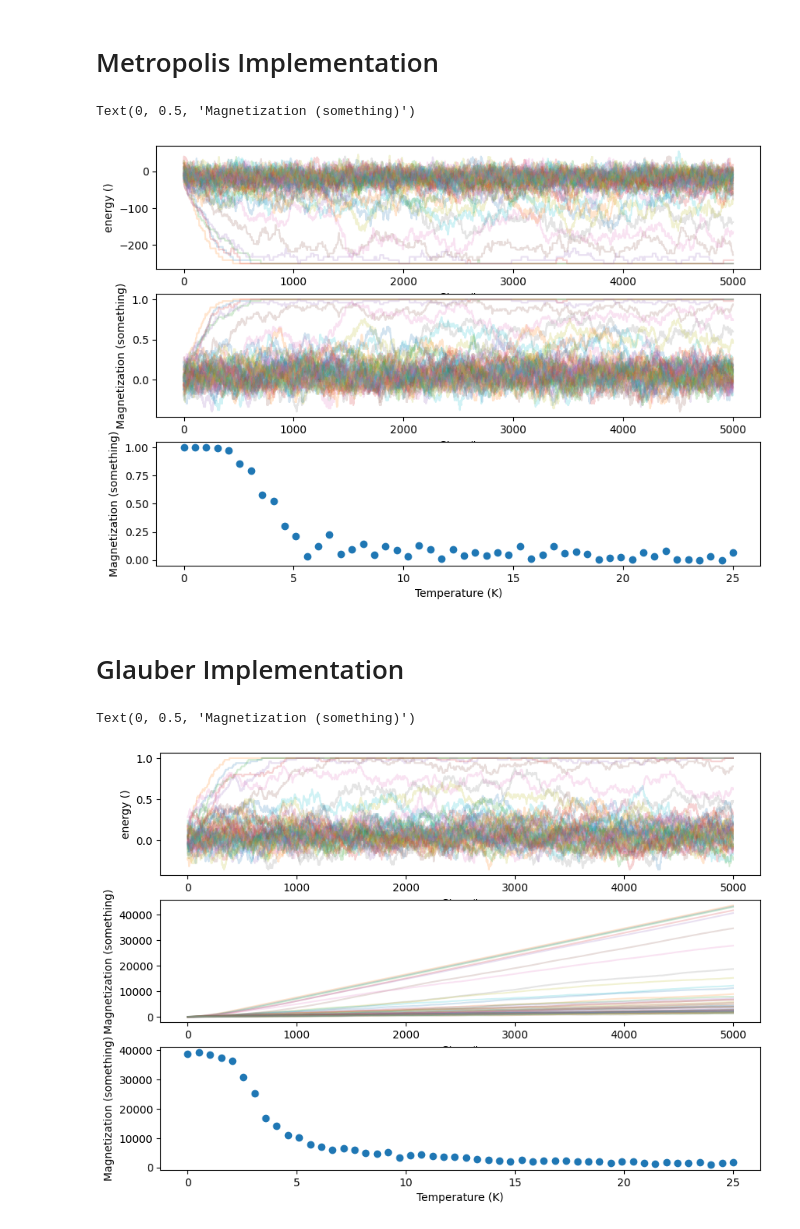
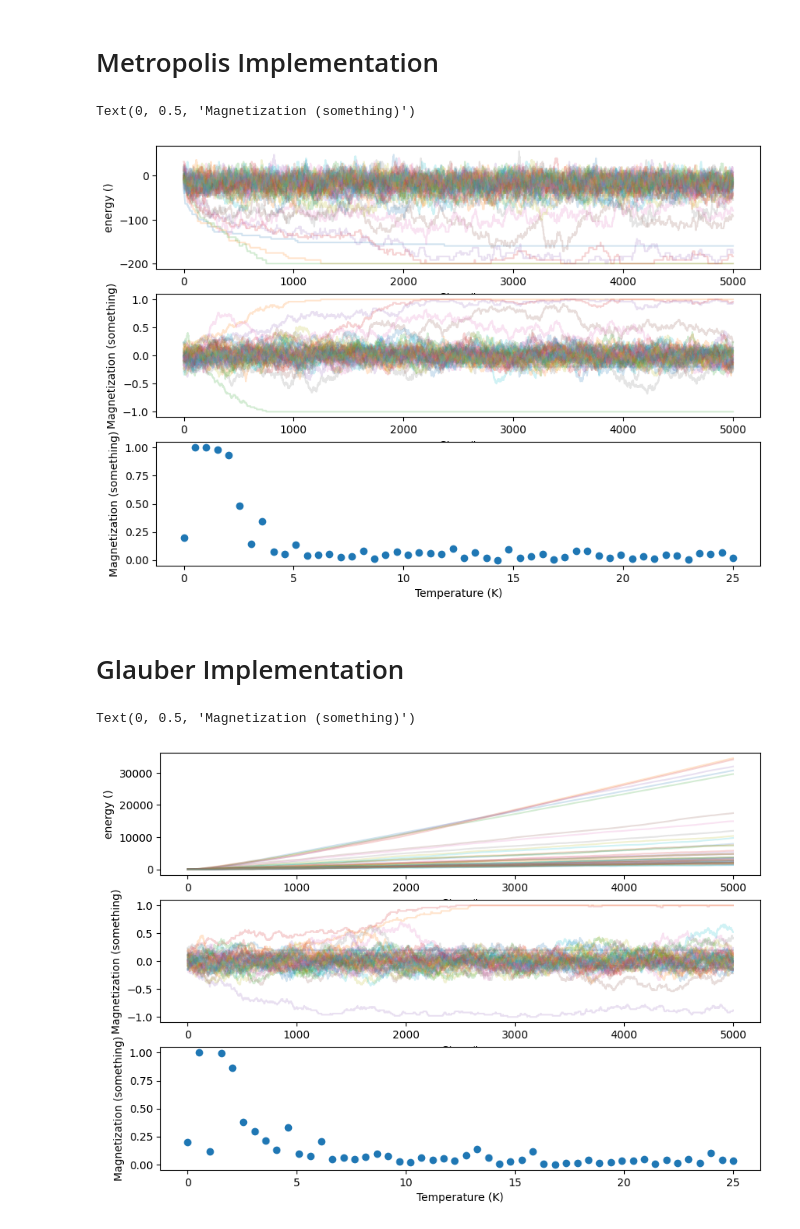
Before and after one commit to 22AZhang/Project-3-Ising-Model, a Jupyter notebook: main.ipynb, the cells around one changed output. Drawn from its saved outputs; the diff is of its cells as text; code cells hidden in the pictures.

```diff
--- a/main.ipynb
+++ b/main.ipynb
@@ -25,28 +25,28 @@ class lattice:
         self.points = np.random.choice(a=[-1, 1], size=tuple(np.full(ndims, length, dtype=int)))
         self.mag = 0
         self.erg = 0
+        self.type = str(type)
         self.update_M() # Change to product along entries of length for non-square lattice
         self.update_E()
-        self.type = type
 
-    def get_neighbors(self, flip_index, type):
+    def get_neighbors(self, flip_index):
         neighbors = []
         # itertools.product creates the adjacent and diagonal neighbors of any ndarray point
         for rel_pos in it.product((-1, 0, 1), repeat=self.ndims): # Loop over all neighbors.
             # Exclude the point itself and all diagonal neighbors
-            if type == "adj":
+            if self.type == "adj":
                 if not all(i == 0 for i in rel_pos) and not all(np.abs(i) == 1 for i in rel_pos):
                     neighbors.append(self.points[tuple(i + i_rel for i, i_rel in zip(flip_index, rel_pos))]) # Add neighbor spin values
-            if type == "diag":
+            if self.type == "diag":
                 if not all(i == 0 for i in rel_pos) and all(np.abs(i) == 1 for i in rel_pos):
                     neighbors.append(self.points[tuple(i + i_rel for i, i_rel in zip(flip_index, rel_pos))])
-            if type == "both":
+            if self.type == "both":
                 neighbors.append(self.points[tuple(i + i_rel for i, i_rel in zip(flip_index, rel_pos))])
         neighbors = np.array(neighbors)
         return neighbors
 
     def local_E(self, flip_index):
-        neighbors = self.get_neighbors(flip_index, self.type)
+        neighbors = self.get_neighbors(flip_index)
         local_E = J * np.sum(neighbors * self.points[flip_index]) - mu0 * B * self.points[flip_index]
         return local_E
 
@@ -72,7 +72,7 @@ class ising_algos:
         erg = []
         for ii in range(0,n_steps):
             rand_index = tuple(np.random.choice(a=range(-1,lattice.length-1), size=lattice.ndims))
-            neighbors, del_E = self.flip(lattice, rand_index, "m")
+            neighbors, del_E, success = self.flip(lattice, rand_index, "m")
             lattice.erg += del_E
             lattice.update_M()
             erg.append(lattice.erg)
@@ -88,12 +88,12 @@ class ising_algos:
         erg = []
         for ii in range(0,n_steps):
             rand_index = tuple(np.random.choice(a=range(-1,lattice.length-1), size=lattice.ndims))
-            neighbors, del_E = self.flip(lattice, rand_index, "g")
+            neighbors, del_E, success = self.flip(lattice, rand_index, "g")
             lattice.erg += del_E
             lattice.update_M()
             erg.append(lattice.erg)
             mag.append(lattice.mag)
-        mag, erg = np.array([erg, mag])
+        mag, erg = np.array(mag), np.array(erg)
         return np.array([erg, mag])
 
 
@@ -112,6 +112,7 @@ class ising_algos:
         return np.array([erg, mag])
 
     def flip(self, lattice, flip_index, type):
+        success = True
         init_E = lattice.local_E(flip_index)
         lattice.points[flip_index] = -1 * lattice.points[flip_index]
         fin_E = lattice.local_E(flip_index)
@@ -120,18 +121,26 @@ class ising_algos:
             if del_E >= 0 and np.random.rand() > np.exp(-1 * del_E/(k * lattice.temp)):
                 lattice.points[flip_index] = -1 * lattice.points[flip_index]
                 del_E = 0
+                success = False
         if type == "g":
-            if np.random.rand() >= 1 / (1 + np.exp(del_E / (k*lattice.temp))):
+            if np.random.rand() >= (1 / (1 + np.exp(del_E / (k*lattice.temp)))):
                 lattice.points[flip_index] = -1 * lattice.points[flip_index]
+                del_E = 0
+                success = False
 
-        return [lattice.get_neighbors(flip_index, lattice.type), del_E]
+        return [lattice.get_neighbors(flip_index), del_E, success]
 
     ## DOES NOT WORK YET
     def flip_cluster(self, lattice, flip_index):
-        neighbors, del_E = self.flip(flip_index, "m")
-        for jj in neighbors:
-            if lattice.points[neighbors[jj]] != lattice.points[flip_index]:
-                self.flip_cluster(lattice, neighbors[jj], "m")
+        neighbors, del_E, success = self.flip(lattice, flip_index, "m")
+        if success == True:
+            for jj in neighbors:
+                if lattice.points[neighbors[jj]] != lattice.points[flip_index]:
+                    self.flip_cluster(lattice, neighbors[jj], "m")
+        if success == False:
+            for jj in neighbors:
+                if lattice.points[neighbors[jj]] == lattice.points[flip_index]:
+                    self.flip_cluster(lattice, neighbors[jj], "m")
 # %% [markdown]
 # Visualization
 # %%
@@ -268,7 +281,7 @@ mags = np.zeros(len(temps))
 algo = ising_algos()
 lattices = []
 for ii in range(0,len(temps)):
-    L = lattice(2,10,temps[ii])
+    L = lattice(2,10,temps[ii], "adj")
     lattices.append(L)
 
 n_steps = 5000
@@ -292,38 +305,38 @@ ax.set_xlabel("Temperature (K)")
 ax.set_ylabel("Magnetization (something)")
 # %% [output]
 Text(0, 0.5, 'Magnetization (something)')
-[figure, old version]
+[figure, new version]
 # %% [markdown]
 # Glauber Implementation
 # %%
 # Glauber plots
 temps = np.linspace(1/1e10,25,50)
 mags = np.zeros(len(temps))
 algo = ising_algos()
 lattices = []
 for ii in range(0,len(temps)):
-    L = lattice(2,10,temps[ii])
+    L = lattice(2,10,temps[ii], "adj")
     lattices.append(L)
 
 n_steps = 5000
 steps = range(0,n_steps)
 fig, axes = plt.subplots(3, 1, figsize=(10, 7), sharex=False)
 for ii in range(0,len(lattices)):
     erg, mag = algo.glauber(lattices[ii], n_steps)
     mags[ii] = np.abs(np.average(mag[4000:]))
     ax = axes[0]
     ax.plot(steps,erg,alpha=0.2)
     ax.set_xlabel("Step #")
     ax.set_ylabel("energy ()")
     ax = axes[1]
     ax.plot(steps,mag,alpha=0.2)
     ax.set_xlabel("Step #")
     ax.set_ylabel("Magnetization (something)")
 
 ax = axes[2]
 ax.scatter(temps, mags)
 ax.set_xlabel("Temperature (K)")
 ax.set_ylabel("Magnetization (something)")
 # %% [output]
 Text(0, 0.5, 'Magnetization (something)')
-[figure, old version]
+[figure, new version]
```
Also changed, not shown: parts of 4 cells of this notebook.
